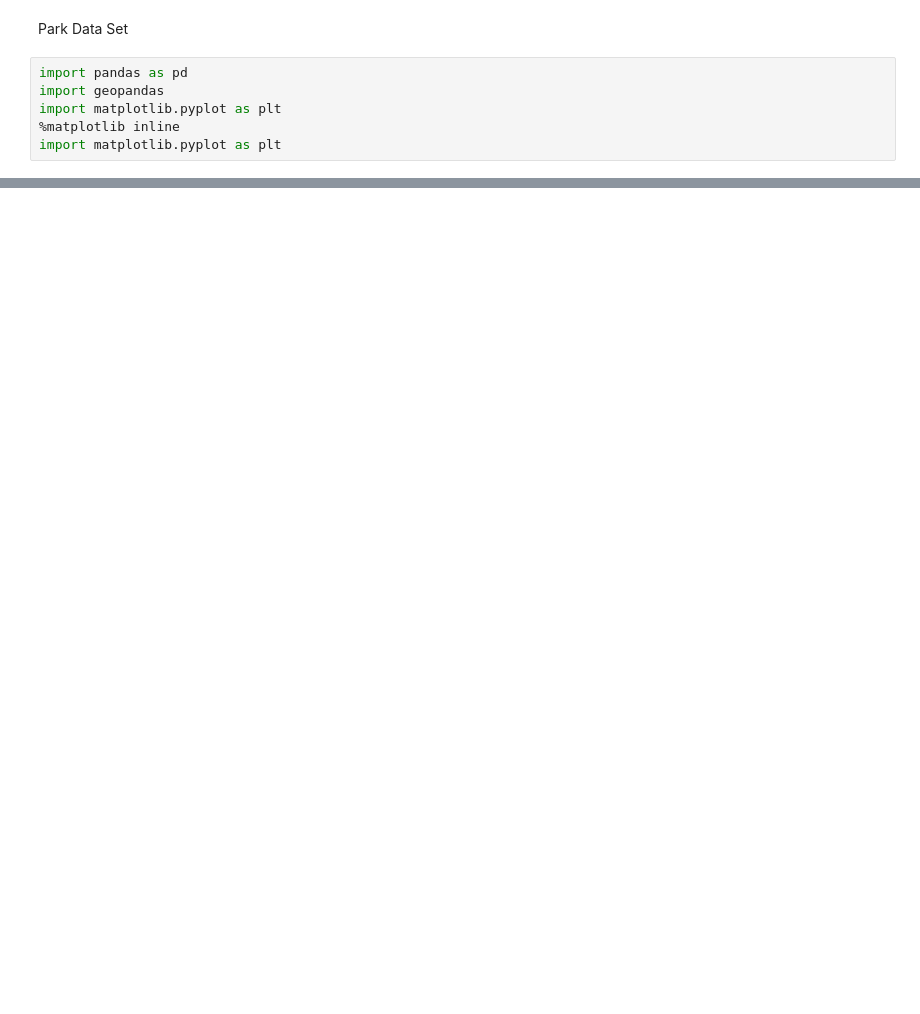
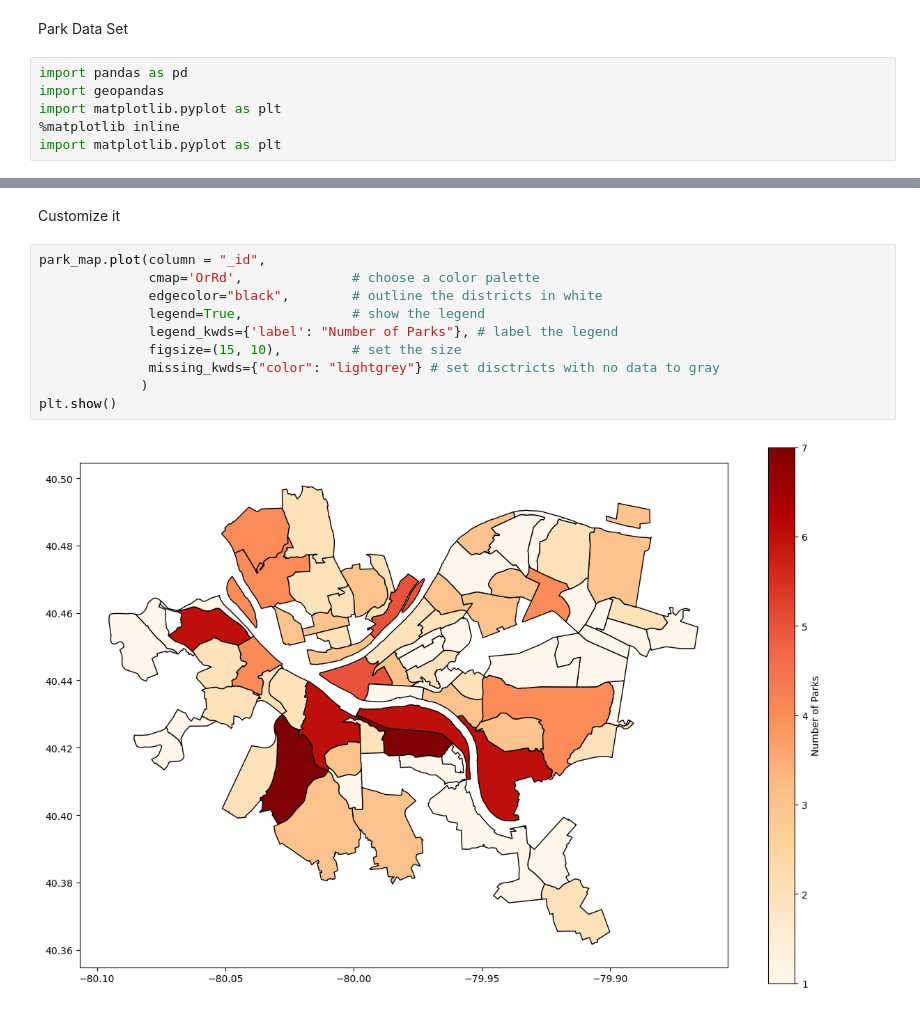
Before and after one commit to jkruse7/bidshappyfinal, a Jupyter notebook: Parks.ipynb, the cells around one changed output, grey strips where cells are left out. Drawn from its saved outputs; the diff is of its cells as text; blank space fills up the shorter version.

```diff
--- a/Parks.ipynb
+++ b/Parks.ipynb
@@ -33,0 +106,14 @@ park_2
+# %% [markdown]
+Customize it
+# %%
+park_map.plot(column = "_id",
+              cmap='OrRd',              # choose a color palette
+              edgecolor="black",        # outline the districts in white
+              legend=True,              # show the legend
+              legend_kwds={'label': "Number of Parks"}, # label the legend
+              figsize=(15, 10),         # set the size
+              missing_kwds={"color": "lightgrey"} # set disctricts with no data to gray
+             )
+plt.show()
+# %% [output]
+[figure, added]
```
Also changed, not shown: parts of 10 cells of this notebook, 1 other file.
